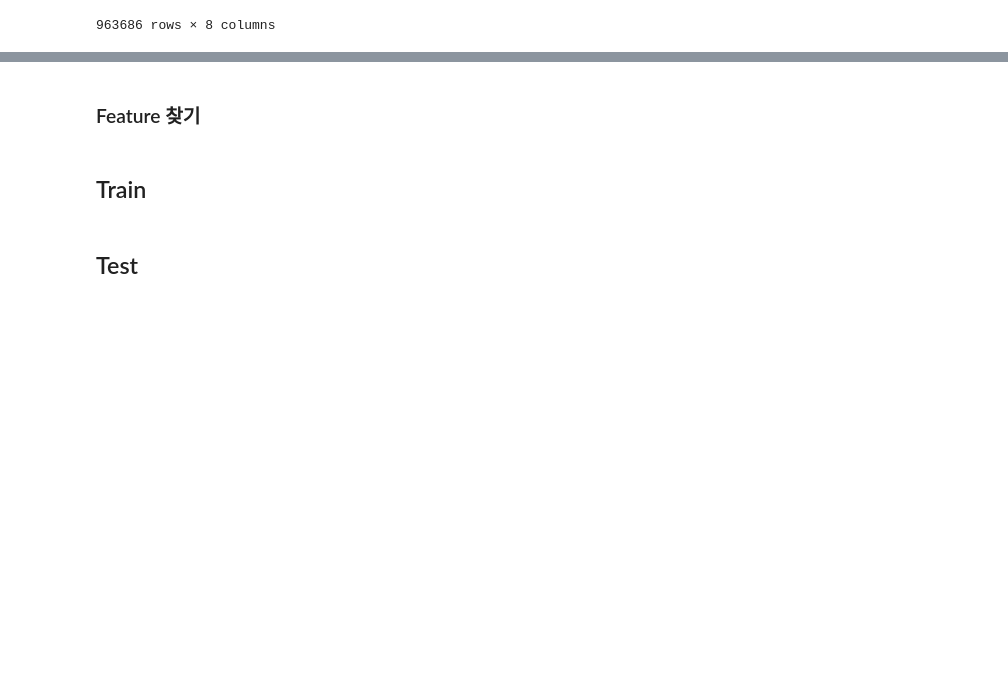
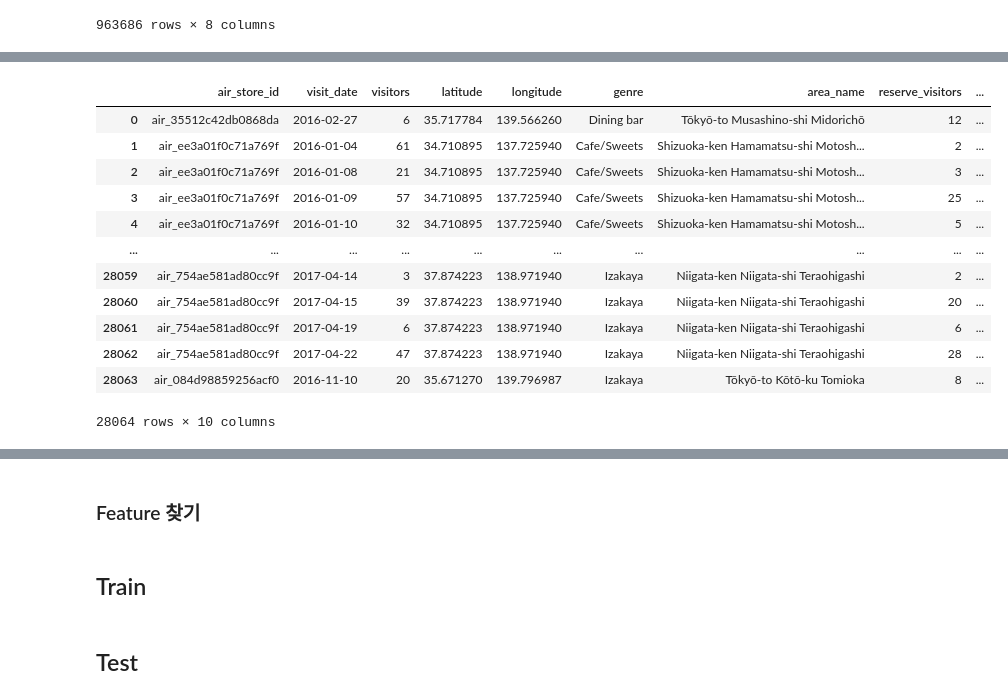
Before and after one commit to dlgur1994/Hackerthon1_Aiffel, a Jupyter notebook: Hyuk/Hackerthon1.ipynb, the cells around one changed output, grey strips where cells are left out. Cells and saved outputs as stored; diff of their text form; code cells hidden in the pictures; blank space fills up the shorter version.

Commit message:
MergingData ing 21/08/04

```diff
--- a/Hyuk/Hackerthon1.ipynb
+++ b/Hyuk/Hackerthon1.ipynb
@@ -247,0 +276,5 @@ array(['Tōkyō-to Minato-ku Shibakōen', 'Ōsaka-fu Ōsaka-shi Shinmachi',
+# %%
+# air_visit_data 이용해서 워크인, 노쇼 등 확인
+check_no_show_df = pd.merge(air_visit_data_df, merged_with_day_df, left_on=['air_store_id', 'visit_date'], right_on=['id','visit_date'])
+check_no_show2_df = check_no_show_df.drop(['id', 'latitude', 'longitude', 'genre', 'area_name', 'calendar_date', 'day_of_week', 'holiday_flg'], axis='columns')
+check_no_show2_df
@@ -247,0 +295,18 @@ array(['Tōkyō-to Minato-ku Shibakōen', 'Ōsaka-fu Ōsaka-shi Shinmachi',
+# %%
+# 노쇼와 워크인의 비중이 큰듯하여 예약에 관한 내용을 신경쓰지 않기로 함
+temp_df = check_no_show_df.drop(['id', 'calendar_date'], axis='columns')
+temp_df
+# %% [output]
+|  | air_store_id | visit_date | visitors | latitude | longitude | genre | area_name | reserve_visitors | ... |
+| 0 | air_35512c42db0868da | 2016-02-27 | 6 | 35.717784 | 139.566260 | Dining bar | Tōkyō-to Musashino-shi Midorichō | 12 | ... |
+| 1 | air_ee3a01f0c71a769f | 2016-01-04 | 61 | 34.710895 | 137.725940 | Cafe/Sweets | Shizuoka-ken Hamamatsu-shi Motosh... | 2 | ... |
+| 2 | air_ee3a01f0c71a769f | 2016-01-08 | 21 | 34.710895 | 137.725940 | Cafe/Sweets | Shizuoka-ken Hamamatsu-shi Motosh... | 3 | ... |
+| 3 | air_ee3a01f0c71a769f | 2016-01-09 | 57 | 34.710895 | 137.725940 | Cafe/Sweets | Shizuoka-ken Hamamatsu-shi Motosh... | 25 | ... |
+| 4 | air_ee3a01f0c71a769f | 2016-01-10 | 32 | 34.710895 | 137.725940 | Cafe/Sweets | Shizuoka-ken Hamamatsu-shi Motosh... | 5 | ... |
+| ... | ... | ... | ... | ... | ... | ... | ... | ... | ... |
+| 28059 | air_754ae581ad80cc9f | 2017-04-14 | 3 | 37.874223 | 138.971940 | Izakaya | Niigata-ken Niigata-shi Teraohigashi | 2 | ... |
+| 28060 | air_754ae581ad80cc9f | 2017-04-15 | 39 | 37.874223 | 138.971940 | Izakaya | Niigata-ken Niigata-shi Teraohigashi | 20 | ... |
+| 28061 | air_754ae581ad80cc9f | 2017-04-19 | 6 | 37.874223 | 138.971940 | Izakaya | Niigata-ken Niigata-shi Teraohigashi | 6 | ... |
+| 28062 | air_754ae581ad80cc9f | 2017-04-22 | 47 | 37.874223 | 138.971940 | Izakaya | Niigata-ken Niigata-shi Teraohigashi | 28 | ... |
+| 28063 | air_084d98859256acf0 | 2016-11-10 | 20 | 35.671270 | 139.796987 | Izakaya | Tōkyō-to Kōtō-ku Tomioka | 8 | ... |
+28064 rows × 10 columns
```
Also changed, not shown: parts of 11 cells of this notebook.
